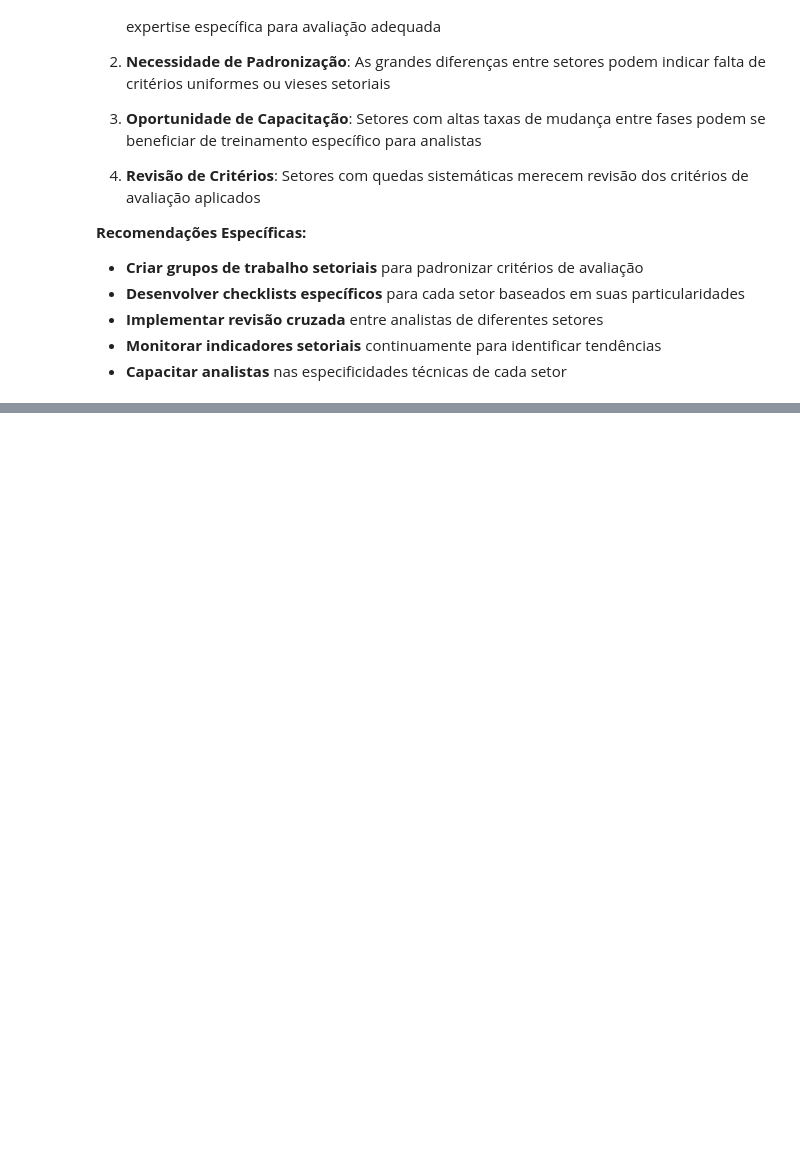
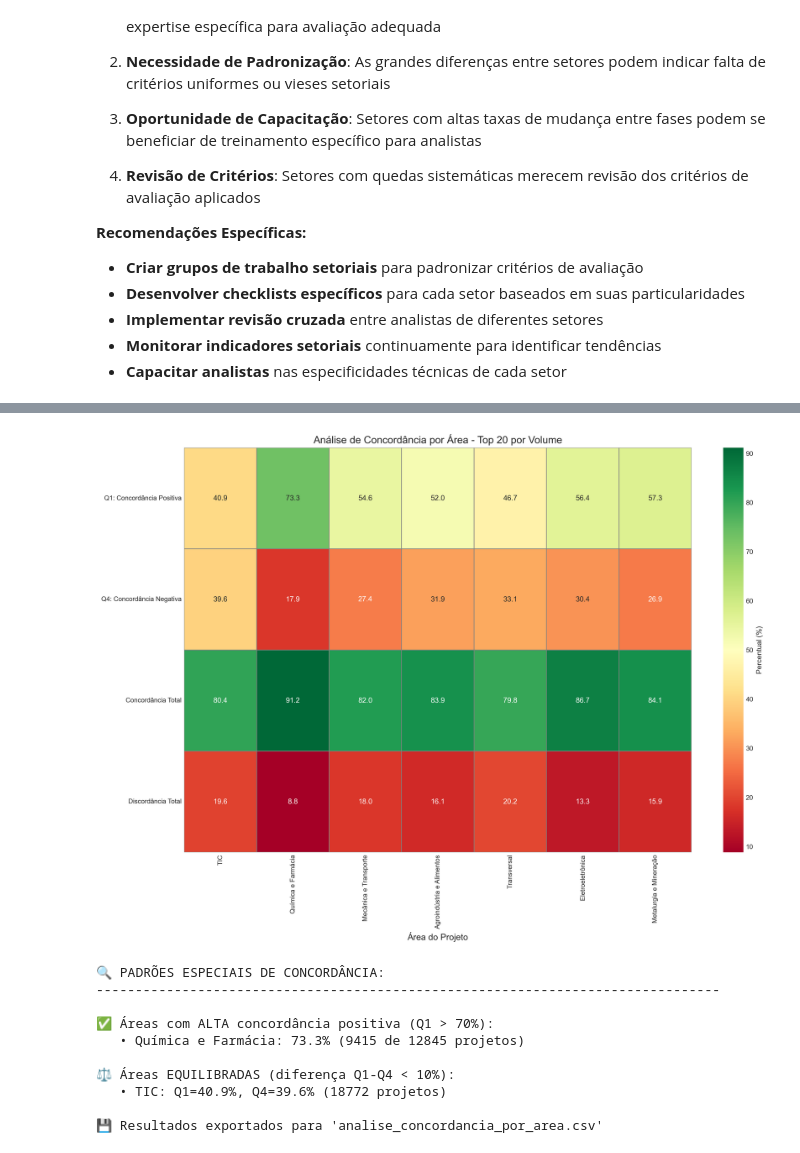
Before and after one commit to leomcamilo/report_good-law_ai, a Jupyter notebook: analise_setores_quadrantes.ipynb, the cells around one changed output, grey strips where cells are left out. Cells and saved outputs as stored; diff of their text form; code cells hidden in the pictures; blank space fills up the shorter version.

```diff
--- a/analise_setores_quadrantes.ipynb
+++ b/analise_setores_quadrantes.ipynb
@@ -1077,0 +1401,72 @@ A análise setorial revela significativas disparidades nas taxas de aprovação
+# %%
+if 'df_analise_quadrantes' in locals() and 'do_set_nosetor' in df_analise_quadrantes.columns:
+
+    # Visualização 3: Heatmap de concordância
+    fig, ax = plt.subplots(figsize=(14, 10))
+
+    # Preparar dados para heatmap (top 20 áreas)
+    heatmap_data = df_concordancia.head(20)[['Q1_Percent', 'Q4_Percent',
+                                             'Concordancia_Total_%', 'Discordancia_Total_%']]
+
+    # Truncar nomes das áreas
+    areas_truncadas = [area[:30] + '...' if len(area) > 30 else area for area in df_concordancia.head(20)['Area']]
+    heatmap_data.index = areas_truncadas
+
+    sns.heatmap(heatmap_data.T, annot=True, fmt='.1f', cmap='RdYlGn', center=50,
+               cbar_kws={'label': 'Percentual (%)'}, linewidths=0.5, linecolor='gray')
+
+    ax.set_xlabel('Área do Projeto', fontsize=12)
+    ax.set_yticklabels(['Q1: Concordância Positiva', 'Q4: Concordância Negativa',
+                       'Concordância Total', 'Discordância Total'], rotation=0)
+    ax.set_title('Análise de Concordância por Área - Top 20 por Volume', fontsize=14)
+
+    plt.tight_layout()
+    plt.show()
+
+    # Análise de padrões especiais
+    print("\n🔍 PADRÕES ESPECIAIS DE CONCORDÂNCIA:")
+    print("-" * 80)
+
+    # Áreas com alta concordância positiva (Q1 > 70%)
+    alta_concordancia_positiva = df_concordancia[df_concordancia['Q1_Percent'] > 70]
+    if len(alta_concordancia_positiva) > 0:
+        print(f"\n✅ Áreas com ALTA concordância positiva (Q1 > 70%):")
+        for _, row in alta_concordancia_positiva.head(5).iterrows():
+            print(f"   • {row['Area']}: {row['Q1_Percent']:.1f}% ({row['Q1_Ambos_Recomendam']} de {row['Total_Projetos']} projetos)")
+
+    # Áreas com alta concordância negativa (Q4 > 50%)
+    alta_concordancia_negativa = df_concordancia[df_concordancia['Q4_Percent'] > 50]
+    if len(alta_concordancia_negativa) > 0:
+        print(f"\n❌ Áreas com ALTA concordância negativa (Q4 > 50%):")
+        for _, row in alta_concordancia_negativa.head(5).iterrows():
+            print(f"   • {row['Area']}: {row['Q4_Percent']:.1f}% ({row['Q4_Ambos_Nao_Recomendam']} de {row['Total_Projetos']} projetos)")
+
+    # Áreas equilibradas (Q1 ≈ Q4)
+    df_concordancia['diferenca_q1_q4'] = abs(df_concordancia['Q1_Percent'] - df_concordancia['Q4_Percent'])
+    areas_equilibradas = df_concordancia[df_concordancia['diferenca_q1_q4'] < 10]
+    if len(areas_equilibradas) > 0:
+        print(f"\n⚖️ Áreas EQUILIBRADAS (diferença Q1-Q4 < 10%):")
+        for _, row in areas_equilibradas.head(5).iterrows():
+            print(f"   • {row['Area']}: Q1={row['Q1_Percent']:.1f}%, Q4={row['Q4_Percent']:.1f}% ({row['Total_Projetos']} projetos)")
+
+    # Exportar resultados
+    df_concordancia.to_csv('analise_concordancia_por_area.csv', index=False, sep=';', encoding='utf-8')
+    print("\n💾 Resultados exportados para 'analise_concordancia_por_area.csv'")
+
+else:
+    print("\n❌ Não foi possível realizar a análise por área")
+    print("Verifique se os dados necessários estão disponíveis:")
+    print("- df_analise_quadrantes")
+    print("- coluna 'do_set_nosetor'")
+# %% [output]
+[figure, added]
+🔍 PADRÕES ESPECIAIS DE CONCORDÂNCIA:
+--------------------------------------------------------------------------------
+
+✅ Áreas com ALTA concordância positiva (Q1 > 70%):
+   • Química e Farmácia: 73.3% (9415 de 12845 projetos)
+
+⚖️ Áreas EQUILIBRADAS (diferença Q1-Q4 < 10%):
+   • TIC: Q1=40.9%, Q4=39.6% (18772 projetos)
+
+💾 Resultados exportados para 'analise_concordancia_por_area.csv'
```
Also changed, not shown: parts of 31 cells of this notebook, 3 other files.
